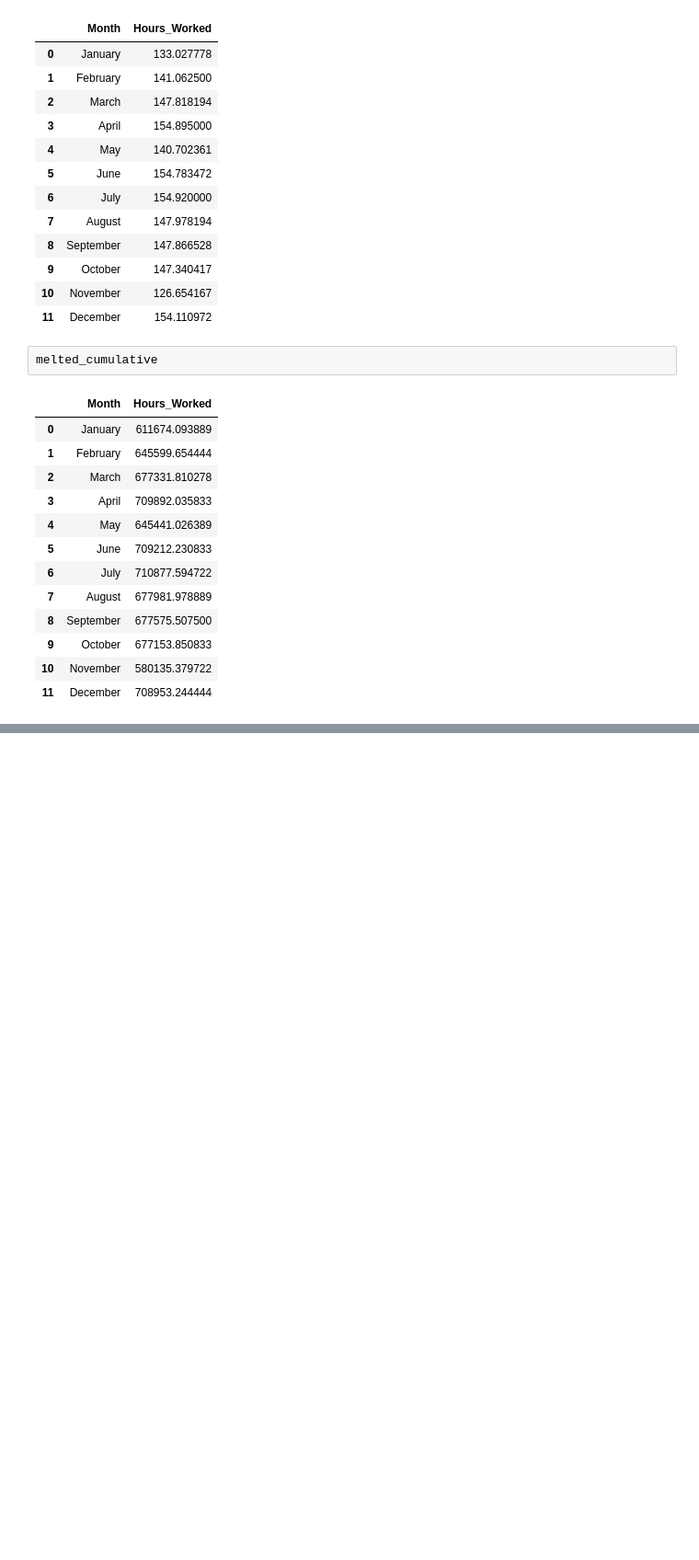
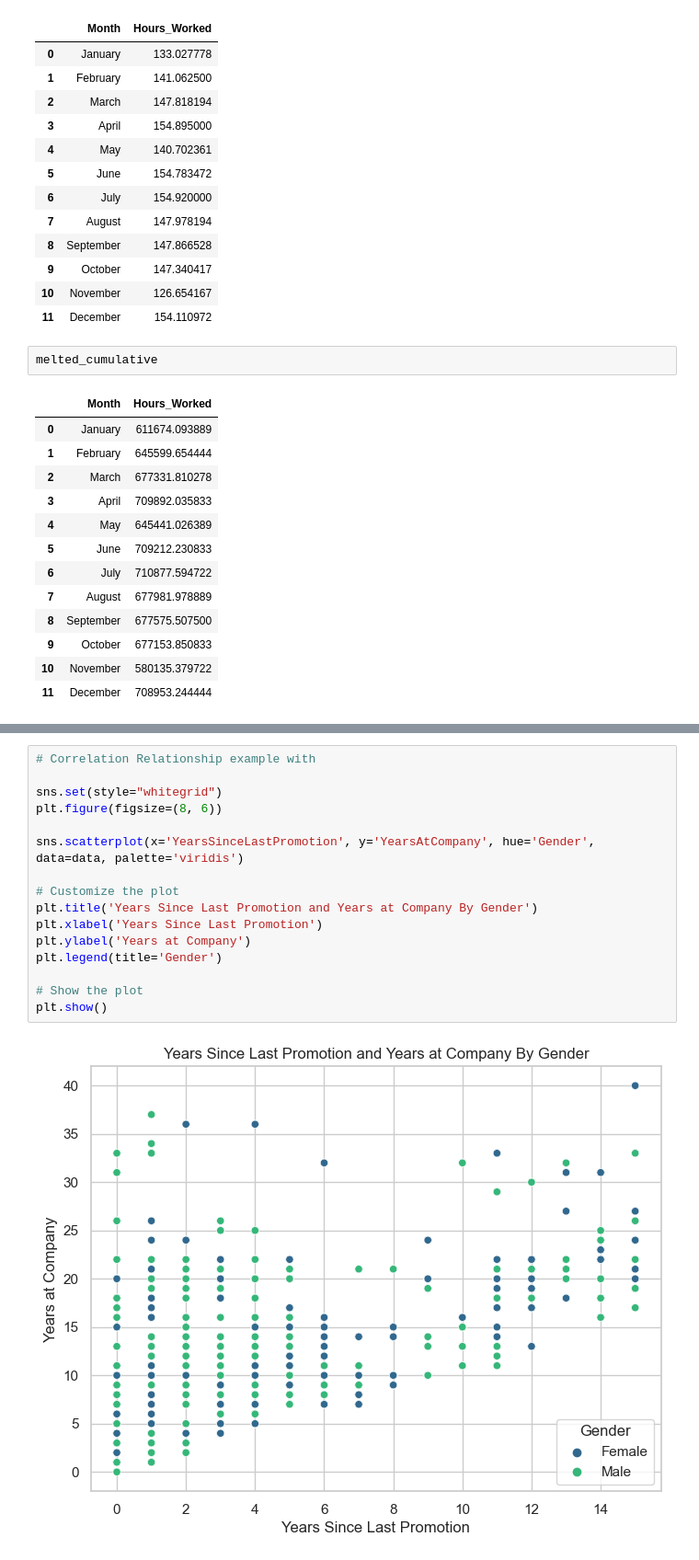
Before and after one commit to jguptil1/Portfolio-Projects, a Jupyter notebook: HR Case Study/HRProjectEDA.ipynb, the cells around one changed output, grey strips where cells are left out. Shown at 92% size. Saved outputs shown, nothing was run; the diff lists cells and outputs as text; blank space fills up the shorter version.

```diff
--- a/HR Case Study/HRProjectEDA.ipynb
+++ b/HR Case Study/HRProjectEDA.ipynb
@@ -235,0 +290,18 @@ plt.show()
+# %%
+# Correlation Relationship example with
+
+sns.set(style="whitegrid")
+plt.figure(figsize=(8, 6))
+
+sns.scatterplot(x='YearsSinceLastPromotion', y='YearsAtCompany', hue='Gender', data=data, palette='viridis')
+
+# Customize the plot
+plt.title('Years Since Last Promotion and Years at Company By Gender')
+plt.xlabel('Years Since Last Promotion')
+plt.ylabel('Years at Company')
+plt.legend(title='Gender')
+
+# Show the plot
+plt.show()
+# %% [output]
+[figure, added]
```
Also changed, not shown: parts of 15 cells of this notebook.
